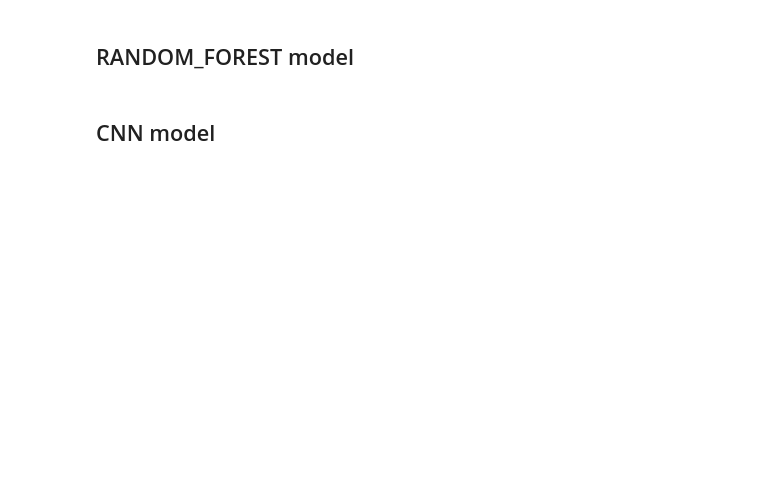
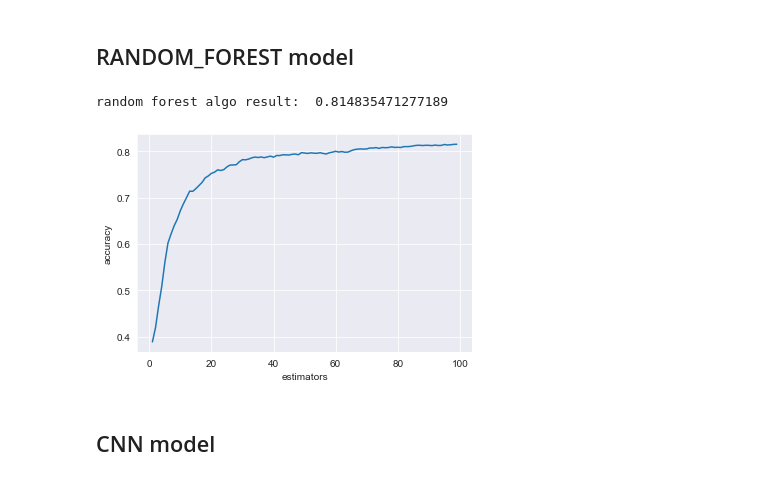
Before and after one commit to dinamaizlis/Sing_Language, a Jupyter notebook: DL-Sign Language.ipynb, the cells around one changed output. Cells and saved outputs as stored; diff of their text form; code cells hidden in the pictures; blank space fills up the shorter version.

```diff
--- a/DL-Sign Language.ipynb
+++ b/DL-Sign Language.ipynb
@@ -114,20 +114,22 @@ print("print accuracy of svm algo: ",svm.score(x_test,y_test))
 # %%
-from sklearn.ensemble import RandomForestClassifier
-
-rf = RandomForestClassifier(n_estimators = 100,random_state = 1)
-rf.fit(x_train,y_train)
-print("random forest algo result: ",rf.score(x_test,y_test))
+model = RandomForestClassifier(n_estimators = 100,random_state = 1)
+model.fit(x_train,y_train)
+print("random forest algo result: ",model.score(x_test,y_test))
+# %% [output]
+random forest algo result:  0.814835471277189
 # %%
 score_rf = []
 for each in range(1,100):
-    rf2 = RandomForestClassifier(n_estimators = each,random_state = 1)
-    rf2.fit(x_train,y_train)
-    score_rf.append(rf2.score(x_test,y_test))
+    model = RandomForestClassifier(n_estimators = each,random_state = 1)
+    model.fit(x_train,y_train)
+    score_rf.append(model.score(x_test,y_test))
 
 plt.plot(range(1,100),score_rf)
 plt.xlabel("estimators")
 plt.ylabel("accuracy")
 plt.show()
+# %% [output]
+[figure, added]
 # %% [markdown]
 ## CNN model
 # %%
```
Also changed, not shown: parts of 27 cells of this notebook.
